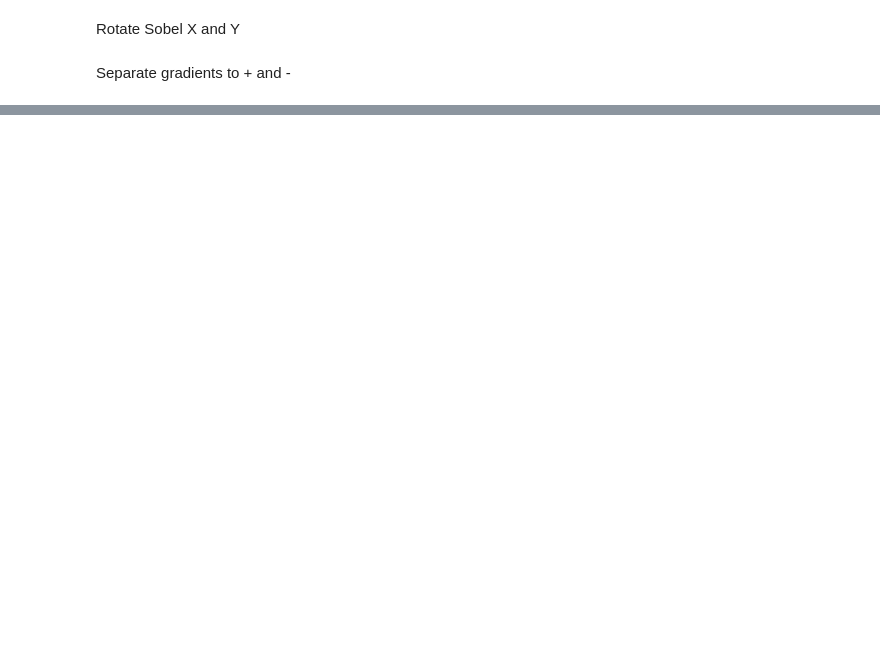
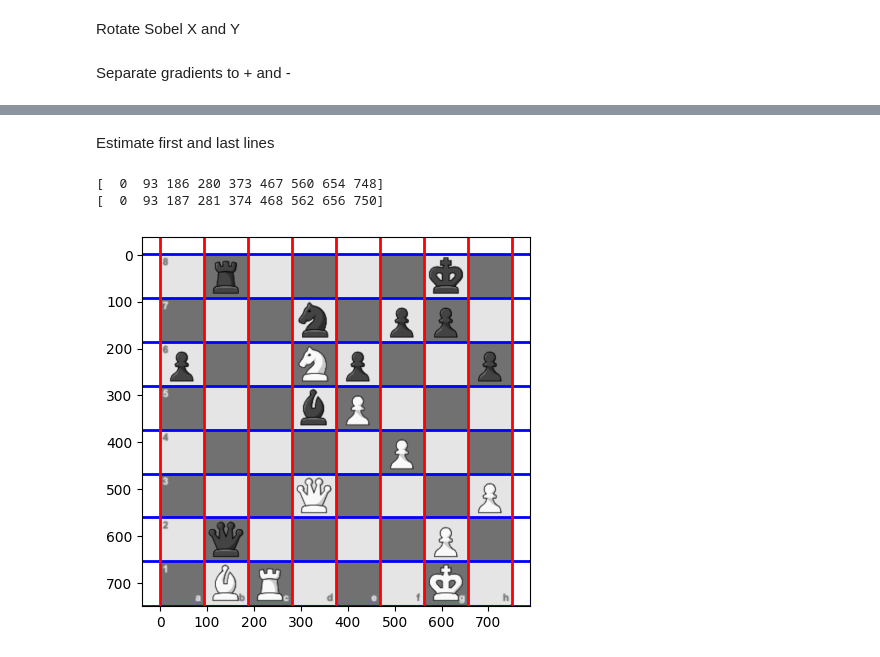
Before and after one commit to Boom123bam/chessboard-reader, a Jupyter notebook: main.ipynb, the cells around one changed output, grey strips where cells are left out. Drawn from its saved outputs; the diff is of its cells as text; code cells hidden in the pictures; blank space fills up the shorter version.

```diff
--- a/main.ipynb
+++ b/main.ipynb
@@ -246,3 +250,26 @@ plt.show()
+# %% [markdown]
+Estimate first and last lines
+# %%
+avg_gap_x = round(np.average(np.diff(dx_peaks)))
+avg_gap_y = round(np.average(np.diff(dy_peaks)))
+
+board_x_lines = np.concatenate(([max(dx_peaks[0] - avg_gap_x, 0)], dx_peaks, [min(dx_peaks[-1] + avg_gap_x, height)]))
+board_y_lines = np.concatenate(([max(dy_peaks[0] - avg_gap_y, 0)], dy_peaks, [min(dy_peaks[-1] + avg_gap_y, width)]))
+
+print(board_x_lines)
+print(board_y_lines)
+# %% [output]
+[  0  93 186 280 373 467 560 654 748]
+[  0  93 187 281 374 468 562 656 750]
+# %%
+plt.imshow(resized, cmap="gray")
+for hx in board_x_lines:
+    plt.axhline(hx, color='b', lw=2)
+
+for hy in board_y_lines:
+    plt.axvline(hy, color='r', lw=2)
+# %% [output]
+[figure, added]
 # %%
 # # Split the image into tiles
 # w, h = image.shape
```
Also changed, not shown: parts of 9 cells of this notebook.
